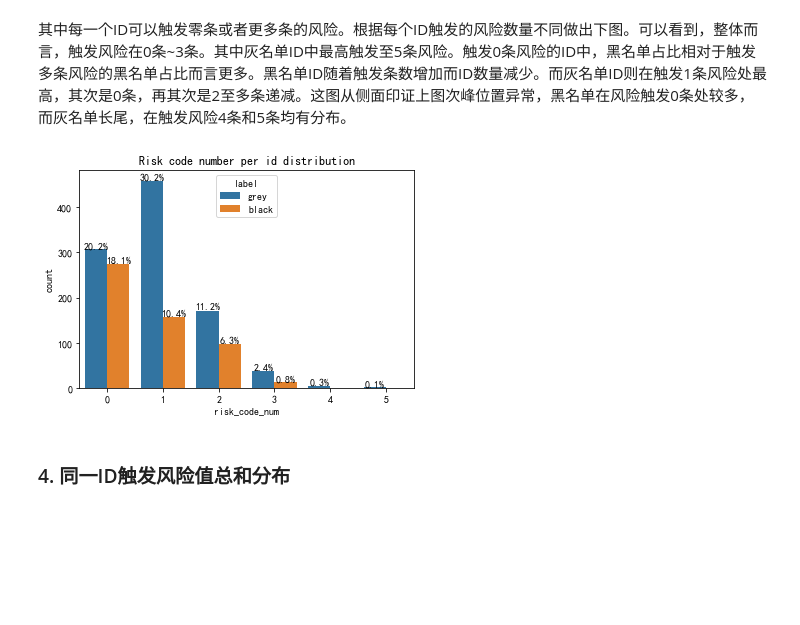
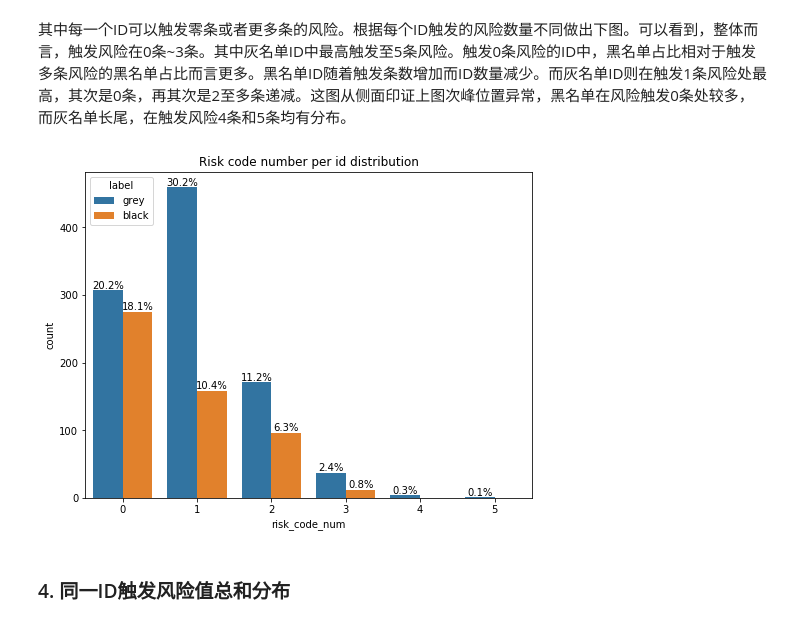
Before and after one commit to XuJ/PythonProgramming, a Jupyter notebook: wechat_report.ipynb, the cells around one changed output. Drawn from its saved outputs; the diff is of its cells as text; code cells hidden in the pictures; blank space fills up the shorter version.

```diff
--- a/wechat_report.ipynb
+++ b/wechat_report.ipynb
@@ -151,21 +151,21 @@ risk_score_distplot(id_df_sub)
 其中每一个ID可以触发零条或者更多条的风险。根据每个ID触发的风险数量不同做出下图。可以看到，整体而言，触发风险在0条~3条。其中灰名单ID中最高触发至5条风险。触发0条风险的ID中，黑名单占比相对于触发多条风险的黑名单占比而言更多。黑名单ID随着触发条数增加而ID数量减少。而灰名单ID则在触发1条风险处最高，其次是0条，再其次是2至多条递减。这图从侧面印证上图次峰位置异常，黑名单在风险触发0条处较多，而灰名单长尾，在触发风险4条和5条均有分布。
 # %%
 def risk_code_number_per_id_countplot(id_df_sub):
-    fig = plt.figure()
+    fig = plt.figure(figsize=(8,6))
     ax = fig.add_subplot(111)
     sns.countplot(id_df_sub['risk_code_num'], hue=id_df_sub['label'])
     for bar in ax.patches:
         if bar.get_height() > 0:
             height = bar.get_height()
             ax.text(bar.get_x() + bar.get_width() / 2., height, '%.1f' % (height * 100 / 1520) + "%", ha='center',
                     va='bottom')
     plt.title('Risk code number per id distribution')
 #     plt.savefig('{}/risk code number per id distribution.jpg'.format(fig_dir))
     plt.show()
 
 risk_code_number_per_id_countplot(id_df_sub)
 # %% [output]
-[figure, old version]
+[figure, new version]
 # %% [markdown]
 ### 4. 同一ID触发风险值总和分布
 # %% [markdown]
```
Also changed, not shown: parts of 16 cells of this notebook, 1 other file.
